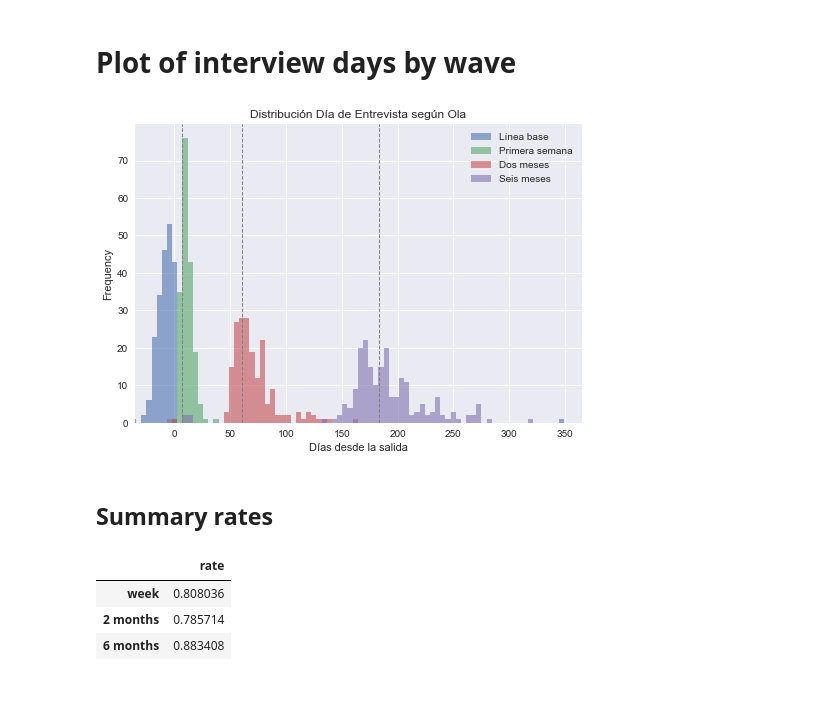
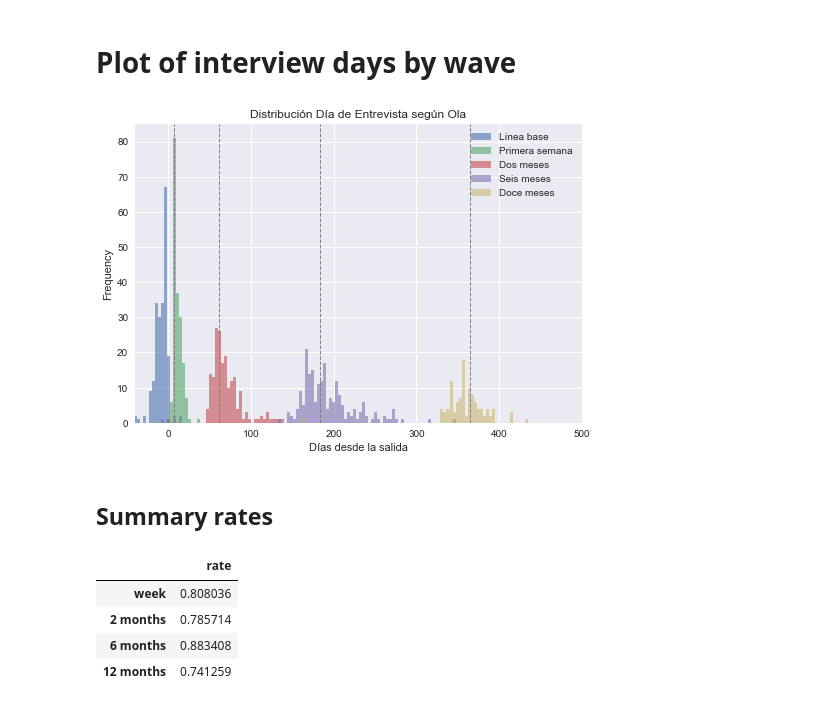
Before and after one commit to sdaza/reentry-chile, a Jupyter notebook: reports/reentry_chile_response_rates.ipynb, the cells around one changed output. Drawn from its saved outputs; the diff is of its cells as text; code cells hidden in the pictures.

Commit message:
update response rates

```diff
--- a/reports/reentry_chile_response_rates.ipynb
+++ b/reports/reentry_chile_response_rates.ipynb
@@ -538,0 +539,4 @@ Name: release_6months, dtype: float64
+# %%
+df.r_12months.value_counts()
+df['r_12months'] = df['r_12months'].str.contains("s|S").astype(float)
+df['r_12months'] = df.r_12months.fillna(0)
@@ -538,0 +549,5 @@ Name: release_6months, dtype: float64
+# %%
+df['cd12months'] = [clean_dates(i) for i in df['d12months']]
+
+m = df.cd12months.isnull() & df.d12months.notnull()
+m.value_counts()
@@ -538,0 +565,5 @@ Name: release_6months, dtype: float64
+# %%
+df = df.assign(release_12months = (df.cd12months - df.release_f).dt.days)
+
+ax = df.release_12months.hist(bins = 20);
+ax.set_xlabel('Date six months - release');
@@ -538,0 +572,8 @@ Name: release_6months, dtype: float64
+# %%
+df['twelve_months_deadline'] = pd.DatetimeIndex( df['release_f'] ) + pd.DateOffset(months = 12)
+
+s = ((df.r_12months == 1) & (today > df.twelve_months_deadline)) & (
+    (df.release_12months <= 0) | (df.cd12months.isnull()))
+
+df.loc[s,['int', 'id', 'r_12months', 'release_f', 'd12months',
+          'cd12months', 'twelve_months_deadline', 'release_12months']].sort_values('id')
@@ -540,21 +625,23 @@ Name: release_6months, dtype: float64
 # Plot of interview days by wave
 # %%
 ax = df.loc[:, ['release_baseline', 'release_week', 'release_2months',
-                'release_6months']].plot.hist(title='Distribución Día de Entrevista según Ola', alpha=0.6, bins = 200);
-ax.set_xlim(-35,365);
-ax.legend(['Línea base', 'Primera semana', 'Dos meses', 'Seis meses']);
-ax.axvline(7, color = 'gray', linestyle ='--', linewidth=1);
-ax.axvline(30.5*2, color = 'gray', linestyle ='--', linewidth=1);
-ax.axvline(30.5*6, color = 'gray', linestyle ='--', linewidth=1);
+                'release_6months', 'release_12months']].plot.hist(
+    title='Distribución Día de Entrevista según Ola', alpha=0.6, bins = 5000)
+ax.set_xlim(-40,500)
+ax.legend(['Línea base', 'Primera semana', 'Dos meses', 'Seis meses', 'Doce meses'])
+ax.axvline(7, color = 'gray', linestyle ='--', linewidth=1)
+ax.axvline(30.5*2, color = 'gray', linestyle ='--', linewidth=1)
+ax.axvline(30.5*6, color = 'gray', linestyle ='--', linewidth=1)
+ax.axvline(365.0, color = 'gray', linestyle ='--', linewidth=1)
 ax.set_xlabel('Días desde la salida');
 plt.savefig('plots/dia_entrevista_ola.pdf', dpi = 600)
 # %% [output]
-[figure, old version]
+[figure, new version]
 # %% [markdown]
 ## Summary rates
 # %%
-rr = pd.DataFrame( {"rate" : [rr_week, rr_2months, rr_6months]},
-                       index = ['week' ,'2 months', '6 months'])
+rr = pd.DataFrame( {"rate" : [rr_week, rr_2months, rr_6months, rr_12months]},
+                       index = ['week' ,'2 months', '6 months', '12 months'])
 
 rr
 # %% [output]
@@ -562,6 +649,7 @@ rr
 | week | 0.808036 |
 | 2 months | 0.785714 |
 | 6 months | 0.883408 |
+| 12 months | 0.741259 |
 # %%
 # s = ['id', 'r_week', 'r_2months', 'r_6months', 'interviewer']
 # df.loc[:,s].to_csv('/Users/sdaza/Dropbox/Projects/re-entry/10 investigadores/sdaza/reports-github/reports/data/clean_register.csv')
```
Also changed, not shown: parts of 12 cells of this notebook.
